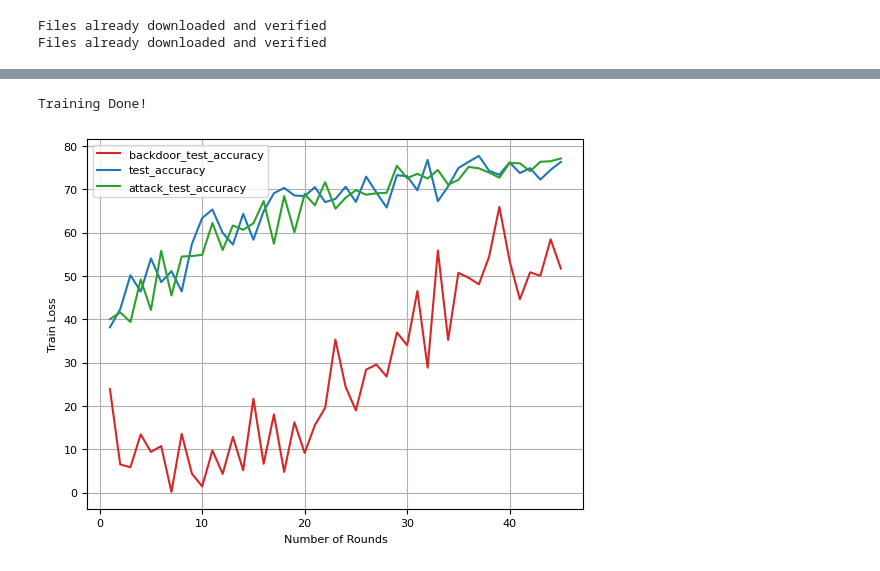
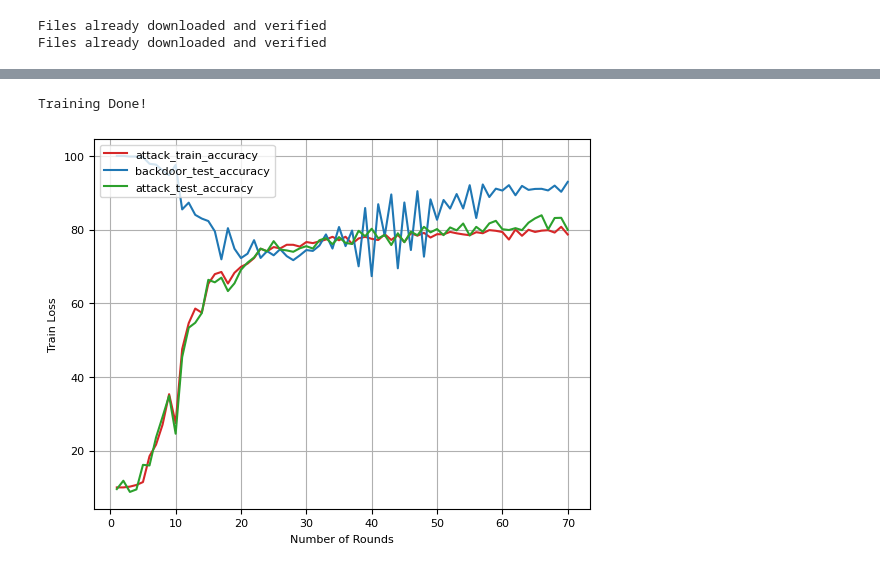
Before and after one commit to nguyentb/Backdoor-Defence-FL, a Jupyter notebook: resnet34FL.ipynb, the cells around one changed output, grey strips where cells are left out. Saved outputs shown, nothing was run; the diff lists cells and outputs as text; code cells hidden in the pictures.

Commit message:
Backdoor accuracy ranges from 70-100%

```diff
--- a/resnet34FL.ipynb
+++ b/resnet34FL.ipynb
@@ -331,4 +363,4 @@ def fed_learning(attack = False):
 # %%
-attack_train_loss, attack_test_loss, attack_test_accuracy, backdoor_test_loss, backdoor_test_accuracy = fed_learning(True)
+attack_train_loss, attack_test_loss, attack_train_accuracy, attack_test_accuracy, backdoor_test_loss, backdoor_test_accuracy = fed_learning(True)
 # %% [output]
 Start Round 1 ...
@@ -371,32 +405,38 @@ Start Round 45 ...
 # %%
+
 plt.rcParams.update({'font.size': 8})
 ax = plt.subplot()
 x_axis = np.arange(1, rounds + 1)
-y_axis1 = np.array(train_loss)
-y_axis2 = np.array(test_accuracy)
-y_axis3 = np.array(test_loss)
+# y_axis1 = np.array(train_loss)
+# y_axis2 = np.array(test_accuracy)
+# y_axis3 = np.array(test_loss)
 attack_y_axis1 = np.array(attack_train_loss)
 attack_y_axis2 = np.array(attack_test_accuracy)
 attack_y_axis3 = np.array(attack_test_loss)
 
+# y_axis = np.array(train_accuracy)
+# ax.plot(x_axis, y_axis, 'tab:' + 'orange', label='train_accuracy')
+
+y_axis = np.array(attack_train_accuracy)
+ax.plot(x_axis, y_axis, 'tab:' + 'red', label='attack_train_accuracy')
 
 backdoor_y_axis2 = np.array(backdoor_test_accuracy)
-ax.plot(x_axis, backdoor_y_axis2, 'tab:' + 'red', label='backdoor_test_accuracy')
+ax.plot(x_axis, backdoor_y_axis2, 'tab:' + 'blue', label='backdoor_test_accuracy')
 
 # ax.plot(x_axis, y_axis1, 'tab:' + 'green', label='train_loss')
-ax.plot(x_axis, y_axis2, 'tab:' + 'blue', label='test_accuracy')
+# ax.plot(x_axis, y_axis2, 'tab:' + 'blue', label='test_accuracy')
 # ax.plot(x_axis, y_axis3, 'tab:' + 'red', label='test_loss')
 
 
 # ax.plot(x_axis, attack_y_axis1, 'tab:' + 'green', label='attack_train_loss')
 ax.plot(x_axis, attack_y_axis2, 'tab:' + 'green', label='attack_test_accuracy')
 # ax.plot(x_axis, attack_y_axis3, 'tab:' + 'red', label='attack_test_loss')
 ax.legend(loc='upper left')
 ax.set(xlabel='Number of Rounds', ylabel='Train Loss')
 ax.grid()
 
 # fig.savefig(plt_title+'.jpg', format='jpg')
 print("Training Done!")
 # %% [output]
 Training Done!
-[figure, old version]
+[figure, new version]
```
Also changed, not shown: parts of 11 cells of this notebook.
